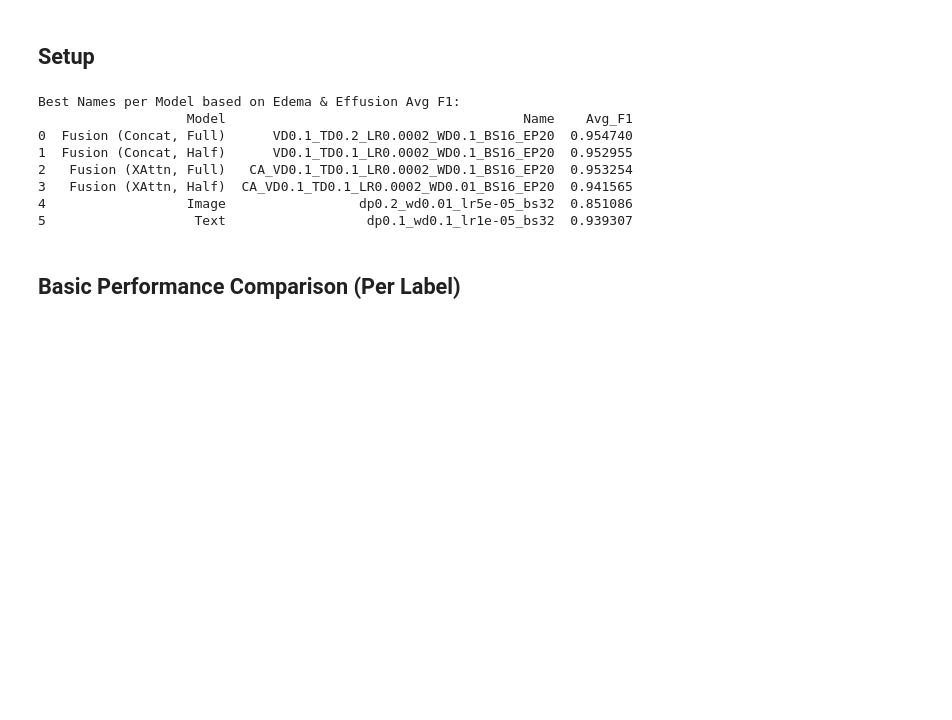
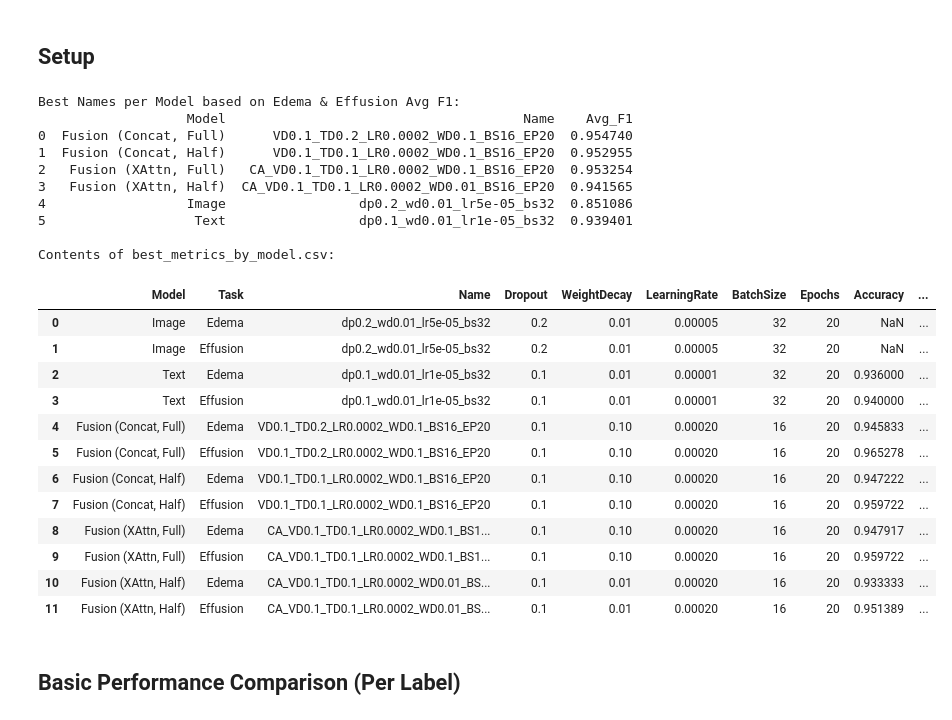
Before and after one commit to CrossMedDx/health-project, a Jupyter notebook: analysis/result_analysis.ipynb, the cells around one changed output. Drawn from its saved outputs; the diff is of its cells as text; code cells hidden in the pictures; blank space fills up the shorter version.

```diff
--- a/analysis/result_analysis.ipynb
+++ b/analysis/result_analysis.ipynb
@@ -78,35 +78,54 @@ valid_filtered_df = pd.merge(filtered_df, valid_pairs, on=["Model", "Name"], how
 avg_f1 = (
     valid_filtered_df.groupby(["Model", "Name"])["F1"]
     .mean()
     .reset_index()
     .rename(columns={"F1": "Avg_F1"})
 )
 
 # Find best Name per Model
 best_names_per_model = avg_f1.loc[avg_f1.groupby("Model")["Avg_F1"].idxmax()].reset_index(drop=True)
 
 print("Best Names per Model based on Edema & Effusion Avg F1:")
 print(best_names_per_model)
 
 # Fetch full metrics for the best configurations
 best_rows = pd.merge(
     valid_filtered_df,
     best_names_per_model,
     on=["Model", "Name"],
     how="inner"
 )
 
 # Save or view
-best_rows.to_csv("best_metrics_by_model.csv", index=False)
+csv_path = "best_metrics_by_model.csv"
+best_rows.to_csv(csv_path, index=False)
+
+print(f"\nContents of {csv_path}:")
+display(best_rows)
 # %% [output]
 Best Names per Model based on Edema & Effusion Avg F1:
                    Model                                      Name    Avg_F1
 0  Fusion (Concat, Full)      VD0.1_TD0.2_LR0.0002_WD0.1_BS16_EP20  0.954740
 1  Fusion (Concat, Half)      VD0.1_TD0.1_LR0.0002_WD0.1_BS16_EP20  0.952955
 2   Fusion (XAttn, Full)   CA_VD0.1_TD0.1_LR0.0002_WD0.1_BS16_EP20  0.953254
 3   Fusion (XAttn, Half)  CA_VD0.1_TD0.1_LR0.0002_WD0.01_BS16_EP20  0.941565
 4                  Image                 dp0.2_wd0.01_lr5e-05_bs32  0.851086
-5                   Text                  dp0.1_wd0.1_lr1e-05_bs32  0.939307
+5                   Text                 dp0.1_wd0.01_lr1e-05_bs32  0.939401
+
+Contents of best_metrics_by_model.csv:
+|  | Model | Task | Name | Dropout | WeightDecay | LearningRate | BatchSize | Epochs | Accuracy | ... |
+| 0 | Image | Edema | dp0.2_wd0.01_lr5e-05_bs32 | 0.2 | 0.01 | 0.00005 | 32 | 20 | NaN | ... |
+| 1 | Image | Effusion | dp0.2_wd0.01_lr5e-05_bs32 | 0.2 | 0.01 | 0.00005 | 32 | 20 | NaN | ... |
+| 2 | Text | Edema | dp0.1_wd0.01_lr1e-05_bs32 | 0.1 | 0.01 | 0.00001 | 32 | 20 | 0.936000 | ... |
+| 3 | Text | Effusion | dp0.1_wd0.01_lr1e-05_bs32 | 0.1 | 0.01 | 0.00001 | 32 | 20 | 0.940000 | ... |
+| 4 | Fusion (Concat, Full) | Edema | VD0.1_TD0.2_LR0.0002_WD0.1_BS16_EP20 | 0.1 | 0.10 | 0.00020 | 16 | 20 | 0.945833 | ... |
+| 5 | Fusion (Concat, Full) | Effusion | VD0.1_TD0.2_LR0.0002_WD0.1_BS16_EP20 | 0.1 | 0.10 | 0.00020 | 16 | 20 | 0.965278 | ... |
+| 6 | Fusion (Concat, Half) | Edema | VD0.1_TD0.1_LR0.0002_WD0.1_BS16_EP20 | 0.1 | 0.10 | 0.00020 | 16 | 20 | 0.947222 | ... |
+| 7 | Fusion (Concat, Half) | Effusion | VD0.1_TD0.1_LR0.0002_WD0.1_BS16_EP20 | 0.1 | 0.10 | 0.00020 | 16 | 20 | 0.959722 | ... |
+| 8 | Fusion (XAttn, Full) | Edema | CA_VD0.1_TD0.1_LR0.0002_WD0.1_BS1... | 0.1 | 0.10 | 0.00020 | 16 | 20 | 0.947917 | ... |
+| 9 | Fusion (XAttn, Full) | Effusion | CA_VD0.1_TD0.1_LR0.0002_WD0.1_BS1... | 0.1 | 0.10 | 0.00020 | 16 | 20 | 0.959722 | ... |
+| 10 | Fusion (XAttn, Half) | Edema | CA_VD0.1_TD0.1_LR0.0002_WD0.01_BS... | 0.1 | 0.01 | 0.00020 | 16 | 20 | 0.933333 | ... |
+| 11 | Fusion (XAttn, Half) | Effusion | CA_VD0.1_TD0.1_LR0.0002_WD0.01_BS... | 0.1 | 0.01 | 0.00020 | 16 | 20 | 0.951389 | ... |
 # %% [markdown]
 ## Basic Performance Comparison (Per Label)
 # %% [markdown]
```
Also changed, not shown: parts of 14 cells of this notebook, 3 other files.
